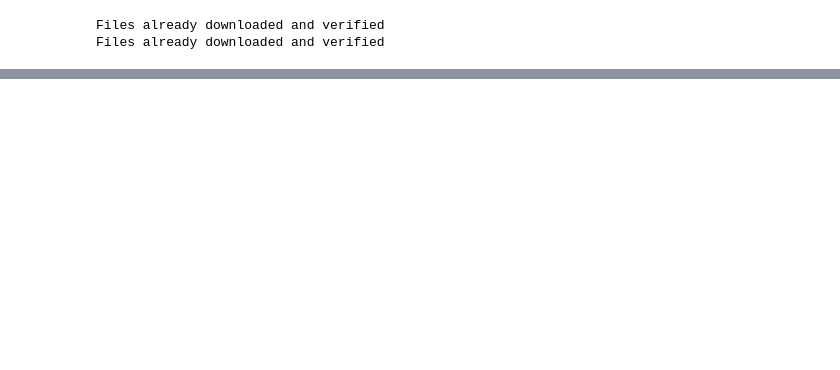
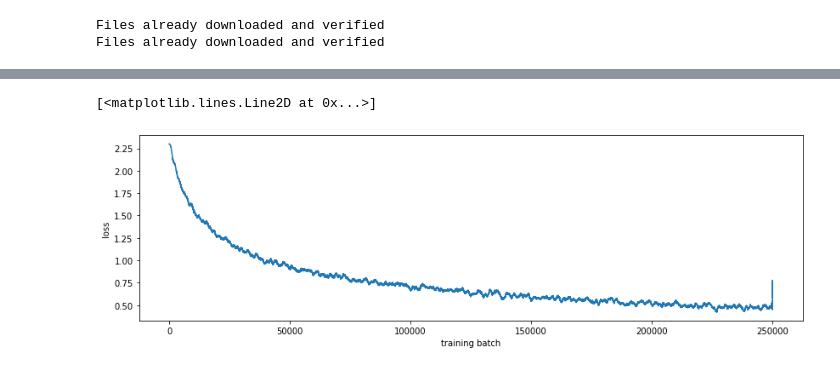
Before and after one commit to sbracellari/csi-5140, a Jupyter notebook: project/cnn.ipynb, the cells around one changed output, grey strips where cells are left out. Cells and saved outputs as stored; diff of their text form; code cells hidden in the pictures; blank space fills up the shorter version.

```diff
--- a/project/cnn.ipynb
+++ b/project/cnn.ipynb
@@ -141,0 +107,27 @@ finished training
+# %%
+import torch
+
+def test(model, testloader):
+    model.eval()
+    loss, correct = 0, 0
+    with torch.no_grad():
+        for inputs, labels in testloader:
+            outputs = model(inputs)
+            loss += F.nll_loss(outputs, labels, reduction='sum').item()
+            prediction = outputs.argmax(dim=1, keepdim=True)
+            correct += prediction.eq(labels.view_as(prediction)).sum().item()
+    loss /= len(testloader.dataset)
+    if epoch % 5 == 4:
+        print('itr: {}, loss: {:.4f}, accuracy: {:.0f}%'.format(epoch, loss, 100. * correct / len(testloader.dataset)))
+    return (float(correct) / len(testloader.dataset))
+# %%
+loss, accuracy = [], []
+epochs = 30 if DATASET == 'CIFAR100-20' else 20 # need to train a bit longer for cifar100
+
+print('begin training')
+
+for epoch in range(0, epochs):
+    loss.extend(train(model, trainloader, optimizer))
+    accuracy.append(test(model, trainloader))
+
+print('training complete')
@@ -141,0 +141,11 @@ finished training
+# %%
+def mean(x):
+    return sum(x)/len(x)
+
+plt.figure(figsize=(14, 4))
+plt.xlabel('training batch')
+plt.ylabel('loss')
+plt.plot([mean(loss[i:i+1000]) for i in range(len(loss))])
+# %% [output]
+[<matplotlib.lines.Line2D at 0x...>]
+[figure, added]
```
Also changed, not shown: parts of 12 cells of this notebook, 3 other files.
